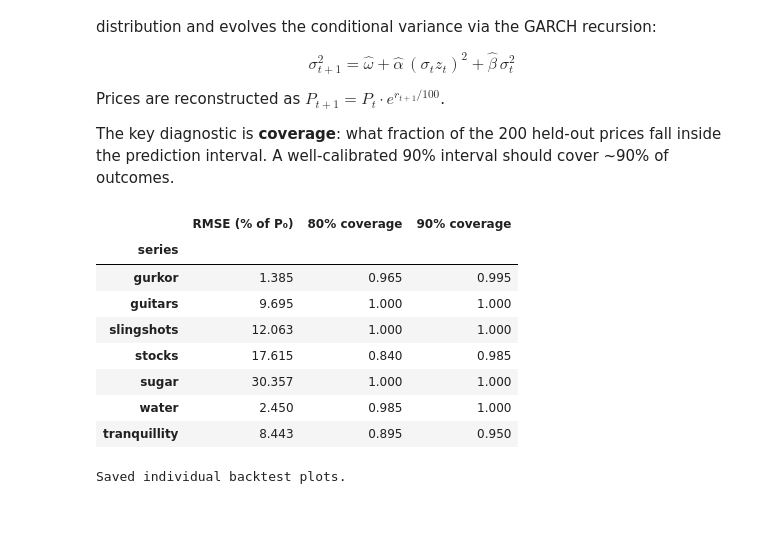
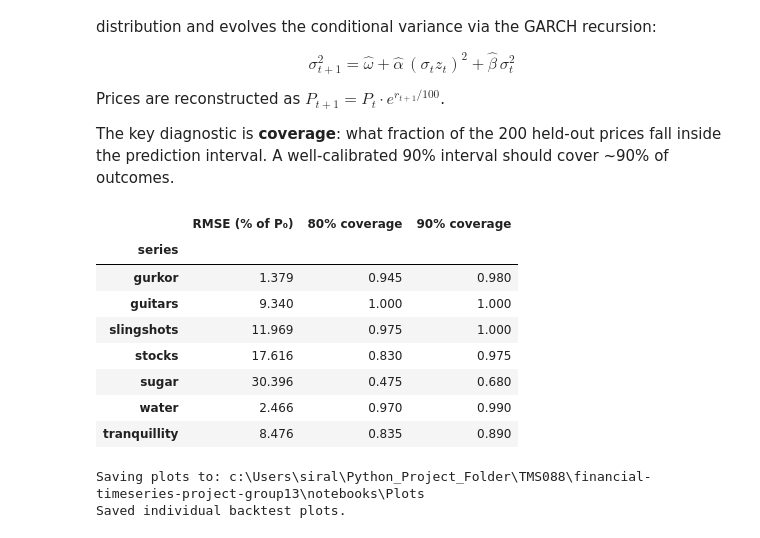
Before and after one commit to SirAlex77/financial-timeseries-project-group13, a Jupyter notebook: notebooks/03_extrapolation.ipynb, the cells around one changed output. Drawn from its saved outputs; the diff is of its cells as text; code cells hidden in the pictures.

```diff
--- a/notebooks/03_extrapolation.ipynb
+++ b/notebooks/03_extrapolation.ipynb
@@ -139,51 +137,53 @@ for col in cols:
     paths   = np.zeros((N_PATHS, HOLDOUT))
     sigma2  = np.full(N_PATHS, sigma2_0)
 
+    t_scale = np.sqrt((nu - 2) / nu)  # standardize so Var(Z)=1, matching arch lib
     for h in range(HOLDOUT):
-        z           = rng.standard_t(nu, size=N_PATHS)
+        z           = rng.standard_t(nu, size=N_PATHS) * t_scale
         r           = np.sqrt(sigma2) * z / 100   # zero mean, back to log-return scale
         paths[:, h] = r
         sigma2      = omega + alpha * (np.sqrt(sigma2) * z) ** 2 + beta * sigma2
 
     # Cumulative price paths
     price_paths = P0 * np.exp(np.cumsum(paths, axis=1))
 
     med  = np.median(price_paths, axis=0)
     lo90 = np.percentile(price_paths, 5,  axis=0)
     hi90 = np.percentile(price_paths, 95, axis=0)
     lo80 = np.percentile(price_paths, 10, axis=0)
     hi80 = np.percentile(price_paths, 90, axis=0)
 
     cov90 = np.mean((actual >= lo90) & (actual <= hi90))
     cov80 = np.mean((actual >= lo80) & (actual <= hi80))
     rmse  = np.sqrt(np.mean((med - actual) ** 2))
 
     bt_fc[col] = {'median': med, 'lo90': lo90, 'hi90': hi90,
                   'lo80': lo80, 'hi80': hi80, 'actual': actual}
     bt_results.append({
         'series':         col,
         'RMSE (% of P₀)': rmse / P0 * 100,
         '80% coverage':   cov80,
         '90% coverage':   cov90,
     })
 
 bt_df = pd.DataFrame(bt_results).set_index('series')
 bt_df.round(3)
 # %% [output]
 |  | RMSE (% of P₀) | 80% coverage | 90% coverage |
 | series |  |  |  |
-| gurkor | 1.385 | 0.965 | 0.995 |
-| guitars | 9.695 | 1.000 | 1.000 |
-| slingshots | 12.063 | 1.000 | 1.000 |
-| stocks | 17.615 | 0.840 | 0.985 |
-| sugar | 30.357 | 1.000 | 1.000 |
-| water | 2.450 | 0.985 | 1.000 |
-| tranquillity | 8.443 | 0.895 | 0.950 |
+| gurkor | 1.379 | 0.945 | 0.980 |
+| guitars | 9.340 | 1.000 | 1.000 |
+| slingshots | 11.969 | 0.975 | 1.000 |
+| stocks | 17.616 | 0.830 | 0.975 |
+| sugar | 30.396 | 0.475 | 0.680 |
+| water | 2.466 | 0.970 | 0.990 |
+| tranquillity | 8.476 | 0.835 | 0.890 |
 # %%
 import os
 
-save_dir = r'C:\Users\siral\Python_Project_Folder\TMS088\financial-timeseries-project-group13\Plots'
+save_dir = 'Plots'
 os.makedirs(save_dir, exist_ok=True)
+print(f'Saving plots to: {os.path.abspath(save_dir)}')
 
 x = np.arange(HOLDOUT)
 
@@ -206,5 +206,6 @@ for col in cols:
 
 print('Saved individual backtest plots.')
 # %% [output]
+Saving plots to: c:\Users\siral\Python_Project_Folder\TMS088\financial-timeseries-project-group13\notebooks\Plots
 Saved individual backtest plots.
 # %% [markdown]
```
Also changed, not shown: parts of 6 cells of this notebook, 31 other files.
